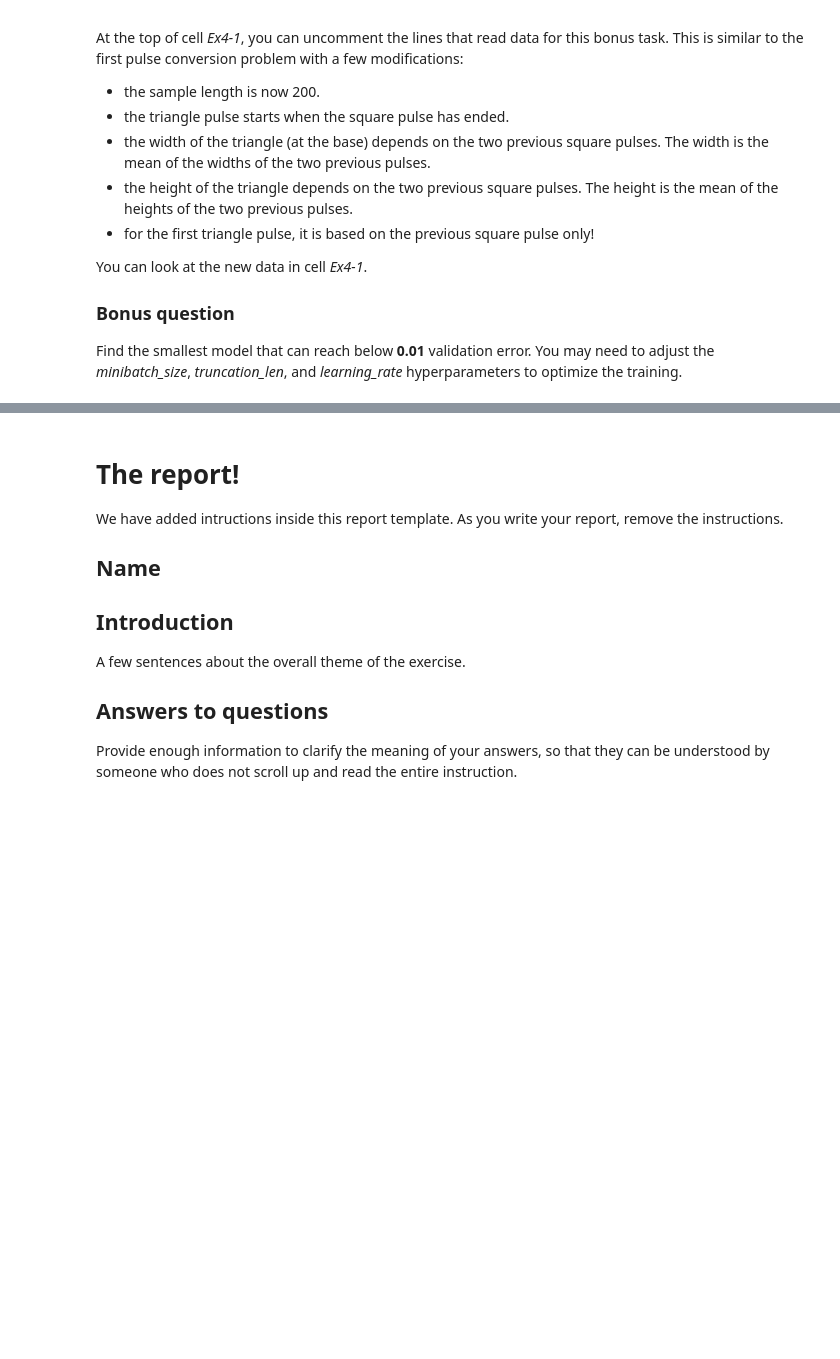
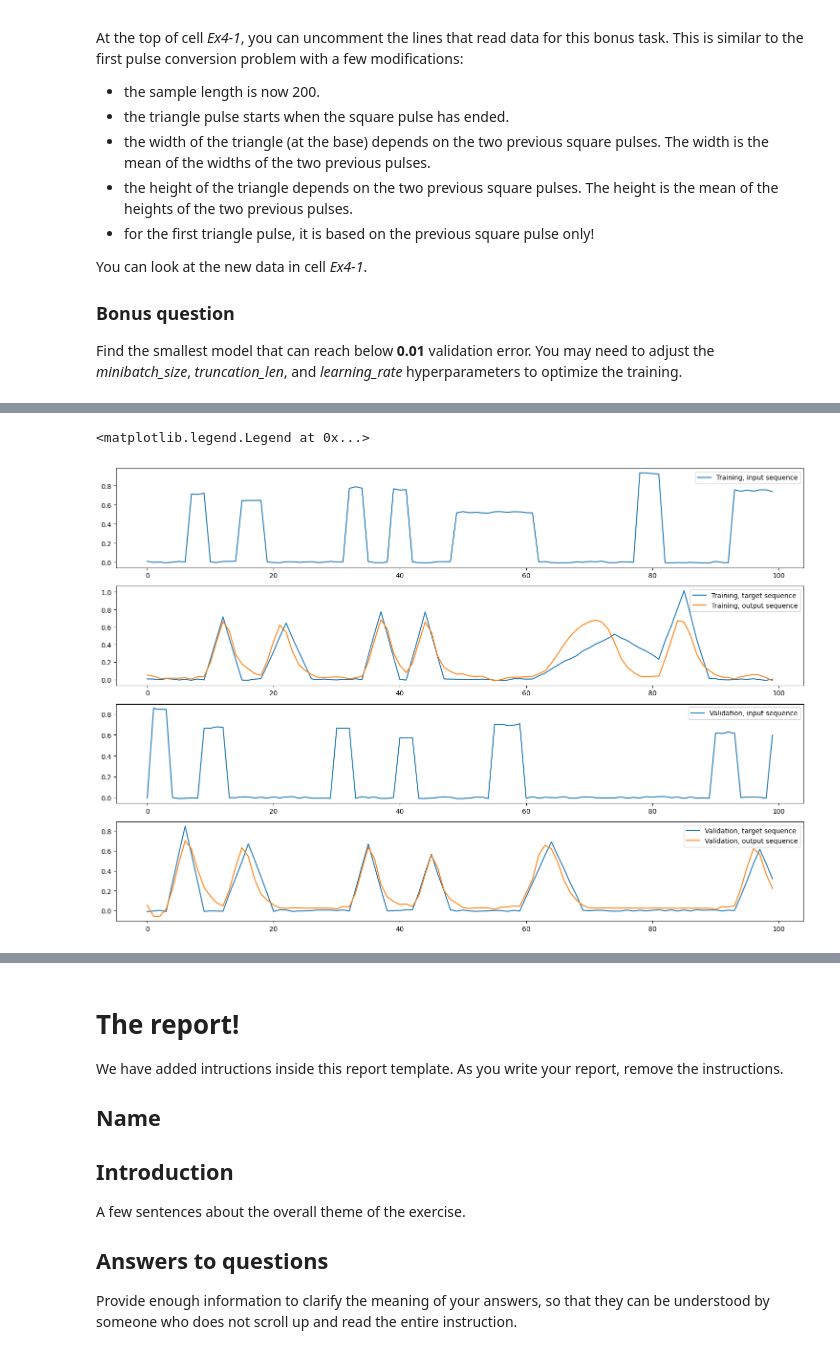
Before and after one commit to myngoc-trg/BERN04_ANN_DeepLearning, a Jupyter notebook: Lab_3/lab3.ipynb, the cells around one changed output, grey strips where cells are left out. Drawn from its saved outputs; the diff is of its cells as text; code cells hidden in the pictures; blank space fills up the shorter version.

```diff
--- a/Lab_3/lab3.ipynb
+++ b/Lab_3/lab3.ipynb
@@ -1938,0 +2065,25 @@ plt.legend(loc=0)
+# %%
+i = 7
+plt.figure(figsize=(15, 10), tight_layout=True)
+plt.subplot(4,1,1)
+plt.plot(t, x_trn[i,:], label='Training, input sequence')
+plt.legend(loc=0)
+
+plt.subplot(4,1,2)
+plt.plot(t, d_trn[i,:], label='Training, target sequence')
+pred = model_ex4.predict(x_trn[i,:,None])
+plt.plot(t, pred[:,0], label='Training, output sequence')
+plt.legend(loc=0)
+
+plt.subplot(4,1,3)
+plt.plot(t, x_val[i,:], label='Validation, input sequence')
+plt.legend(loc=0)
+
+plt.subplot(4,1,4)
+plt.plot(t, d_val[i,:], label='Validation, target sequence')
+pred = model_ex4.predict(x_val[i,:,None])
+plt.plot(t, pred[:,0], label='Validation, output sequence')
+plt.legend(loc=0)
+# %% [output]
+<matplotlib.legend.Legend at 0x...>
+[figure, added]
```
Also changed, not shown: parts of 15 cells of this notebook.
